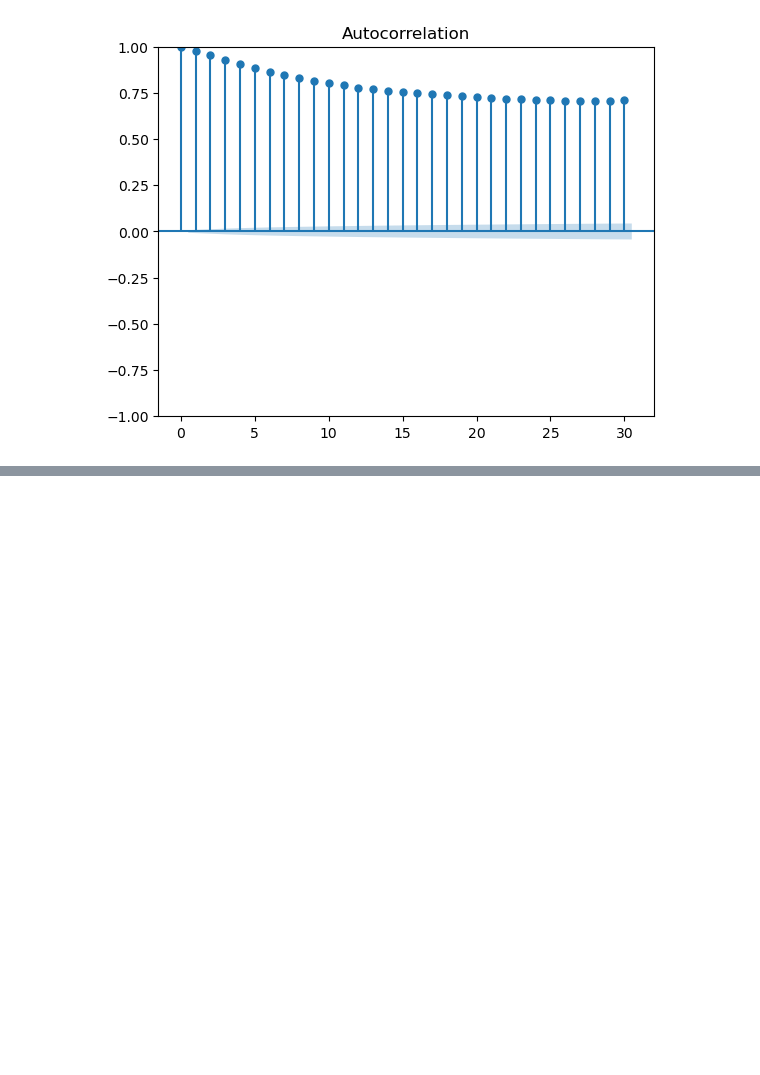
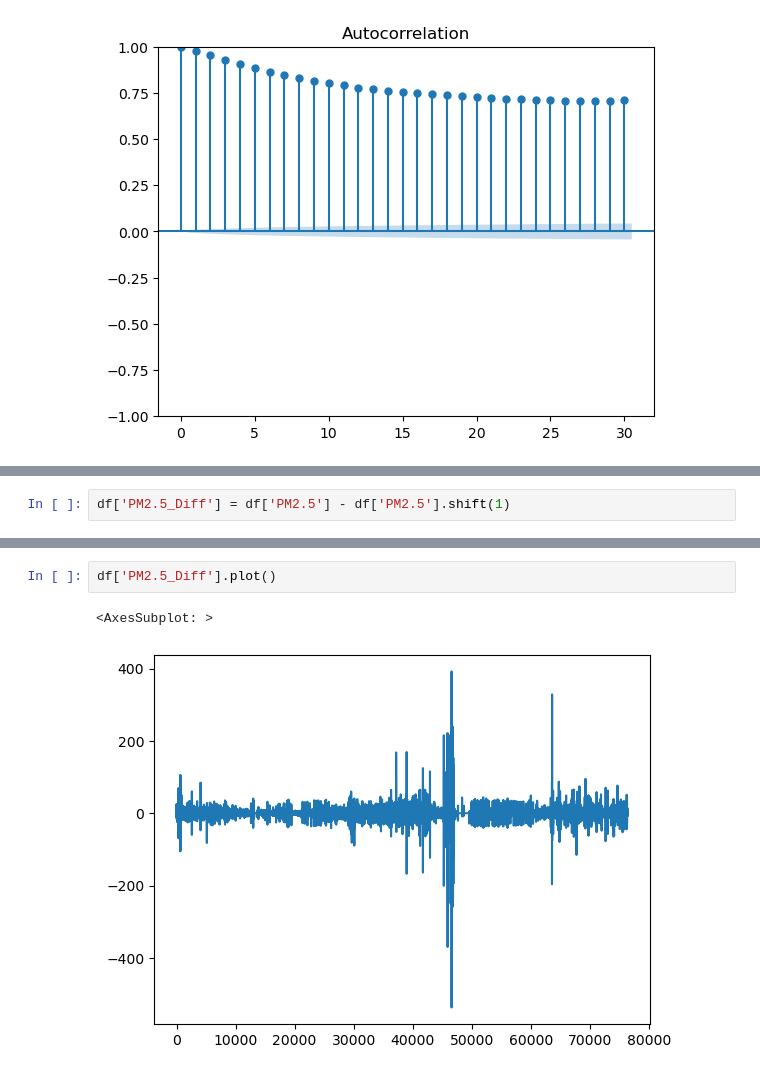
Before and after one commit to OmdenaAI/omdena-mumbai-chapter-air-quality, a Jupyter notebook: src/tasks/task-3-modeling/Time_series_forecasting.ipynb, the cells around one changed output, grey strips where cells are left out. Cells and saved outputs as stored; diff of their text form; blank space fills up the shorter version.

```diff
--- a/src/tasks/task-3-modeling/Time_series_forecasting.ipynb
+++ b/src/tasks/task-3-modeling/Time_series_forecasting.ipynb
@@ -106,0 +112,2 @@ acf_plot = plot_acf(df['PM2.5'], lags=30)
+# %%
+df['PM2.5_Diff'] = df['PM2.5'] - df['PM2.5'].shift(1)
@@ -106,0 +123,5 @@ acf_plot = plot_acf(df['PM2.5'], lags=30)
+# %%
+df['PM2.5_Diff'].plot()
+# %% [output]
+<AxesSubplot: >
+[figure, added]
```
Also changed, not shown: parts of 21 cells of this notebook.
